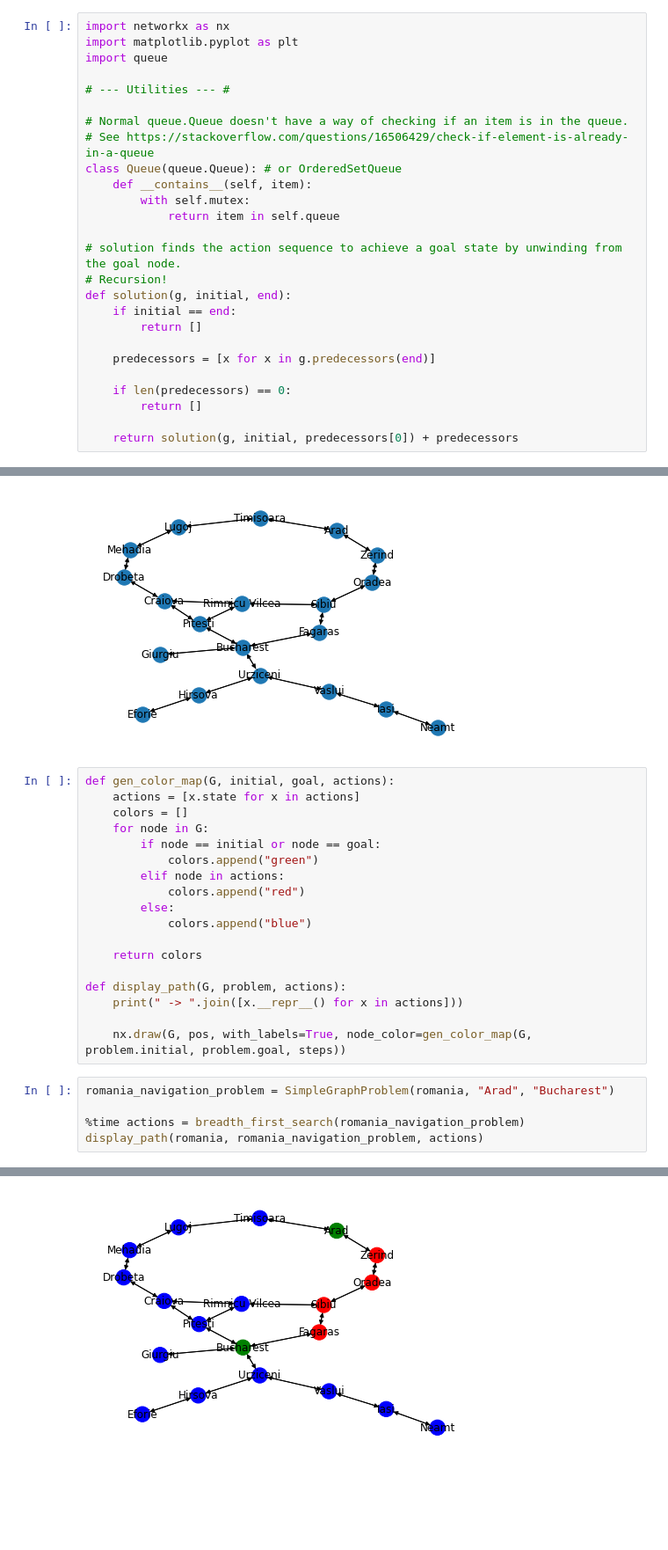
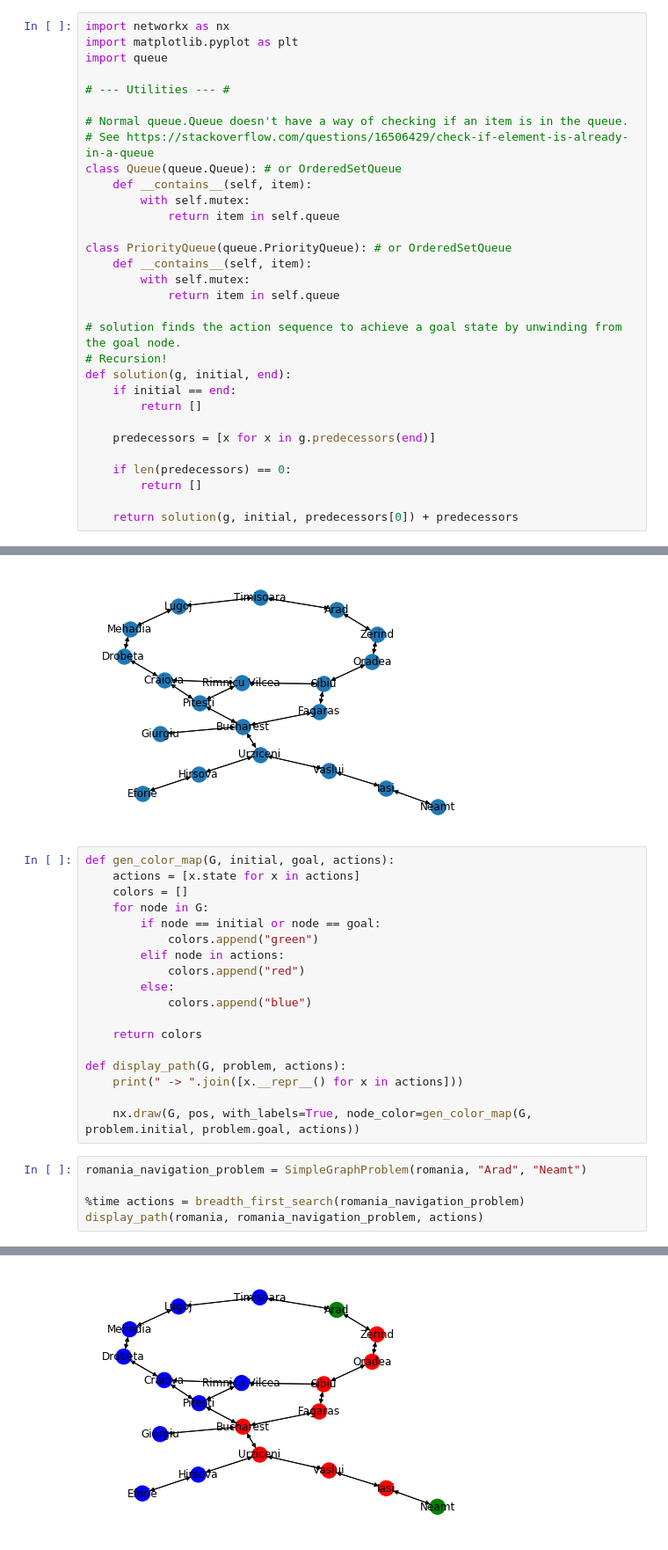
Before and after one commit to ollybritton/aiama, a Jupyter notebook: chapter-3-solving-problems-by-searching.ipynb, the cells around one changed output, grey strips where cells are left out. Shown: that part at 88% size. Drawn from its saved outputs; the diff is of its cells as text; blank space fills up the shorter version.

```diff
--- a/chapter-3-solving-problems-by-searching.ipynb
+++ b/chapter-3-solving-problems-by-searching.ipynb
@@ -25,6 +25,11 @@ import queue
 # Normal queue.Queue doesn't have a way of checking if an item is in the queue.
 # See https://stackoverflow.com/questions/16506429/check-if-element-is-already-in-a-queue
 class Queue(queue.Queue): # or OrderedSetQueue
+    def __contains__(self, item):
+        with self.mutex:
+            return item in self.queue
+
+class PriorityQueue(queue.PriorityQueue): # or OrderedSetQueue
     def __contains__(self, item):
         with self.mutex:
             return item in self.queue
@@ -351,9 +356,9 @@ def gen_color_map(G, initial, goal, actions):
 def display_path(G, problem, actions):
     print(" -> ".join([x.__repr__() for x in actions]))
 
-    nx.draw(G, pos, with_labels=True, node_color=gen_color_map(G, problem.initial, problem.goal, steps))
+    nx.draw(G, pos, with_labels=True, node_color=gen_color_map(G, problem.initial, problem.goal, actions))
 # %%
-romania_navigation_problem = SimpleGraphProblem(romania, "Arad", "Bucharest")
+romania_navigation_problem = SimpleGraphProblem(romania, "Arad", "Neamt")
 
 %time actions = breadth_first_search(romania_navigation_problem)
 display_path(romania, romania_navigation_problem, actions)
@@ -364 +369 @@ Node(Zerind) -> Node(Oradea) -> Node(Sibiu) -> Node(Fagaras) -> Node(Bucharest)
-[figure, old version]
+[figure, new version]
```
Also changed, not shown: parts of 3 cells of this notebook, 1 other file.
